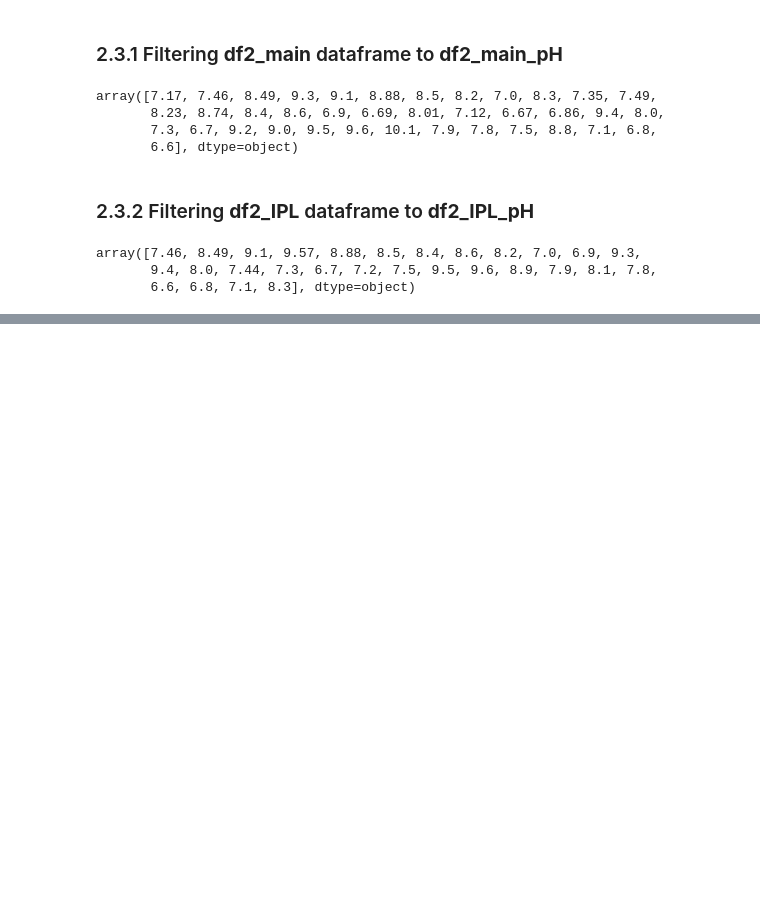
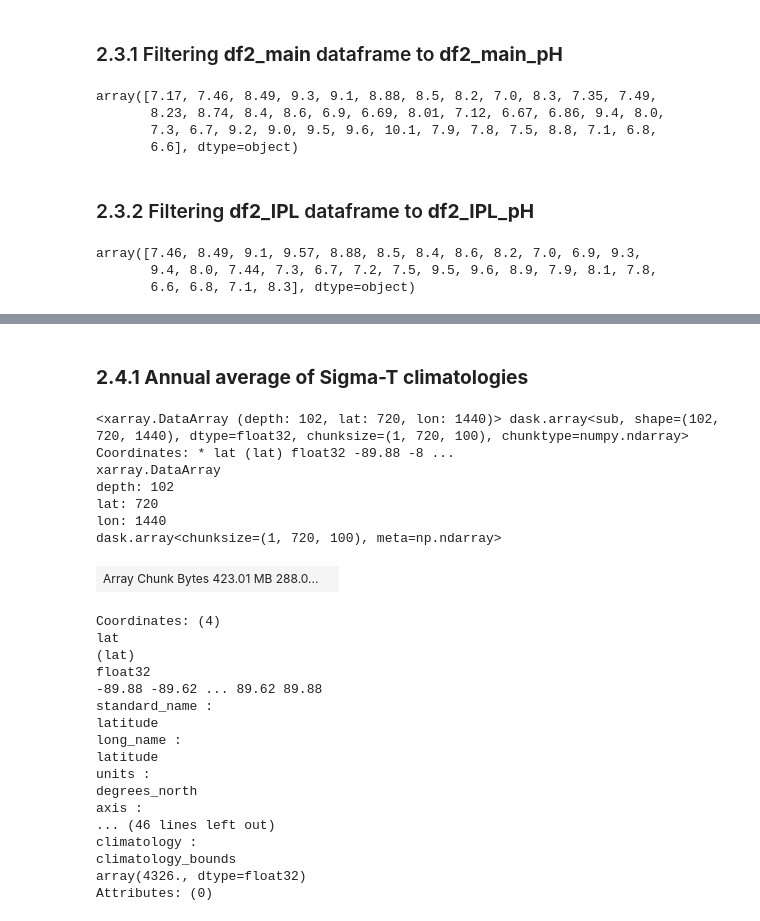
Before and after one commit to PaleoLipidRR/marine-AOA-GDGT-distribution, a Jupyter notebook: PNAS_pythonCodeS1_BeyondTEX86_preprocessing_RR.ipynb, the cells around one changed output, grey strips where cells are left out. Saved outputs shown, nothing was run; the diff lists cells and outputs as text; code cells hidden in the pictures; blank space fills up the shorter version.

```diff
--- a/PNAS_pythonCodeS1_BeyondTEX86_preprocessing_RR.ipynb
+++ b/PNAS_pythonCodeS1_BeyondTEX86_preprocessing_RR.ipynb
@@ -410,0 +424,7 @@ array([7.46, 8.49, 9.1, 9.57, 8.88, 8.5, 8.4, 8.6, 8.2, 7.0, 6.9, 9.3,
+# %%
+filepath = "/content/drive/MyDrive/Colab Notebooks/netcdf/WOA18_decav/"
+ts_decav_filename = 'woa18_decav_t00_04.nc'
+ts = xr.open_mfdataset(filepath+ts_decav_filename,decode_times=False,chunks={'time':1,'depth':1,'lon':100})
+
+ss_decav_filname = 'woa18_decav_s00_04.nc'
+ss = xr.open_mfdataset(filepath+ss_decav_filname,decode_times=False,chunks={'time':1,'depth':1,'lon':100})a
@@ -410,0 +449,37 @@ array([7.46, 8.49, 9.1, 9.57, 8.88, 8.5, 8.4, 8.6, 8.2, 7.0, 6.9, 9.3,
+# %% [markdown]
+### **2.4.1 Annual average of Sigma-T climatologies**
+# %%
+#Load t_an and s_an data
+t_an_all = ts.t_an.isel(time=0)
+s_an_all = ss.s_an.isel(time=0)
+
+sel_t = t_an_all
+sel_s = s_an_all
+
+sigma_all=sigmaT_cal_Miller_and_Poisson_1981(sel_t,sel_s)
+sigma_all
+# %% [output]
+<xarray.DataArray (depth: 102, lat: 720, lon: 1440)> dask.array<sub, shape=(102, 720, 1440), dtype=float32, chunksize=(1, 720, 100), chunktype=numpy.ndarray> Coordinates: * lat (lat) float32 -89.88 -8 ...
+xarray.DataArray
+depth: 102
+lat: 720
+lon: 1440
+dask.array<chunksize=(1, 720, 100), meta=np.ndarray>
+| Array Chunk Bytes 423.01 MB 288.0... |  |
+Coordinates: (4)
+lat
+(lat)
+float32
+-89.88 -89.62 ... 89.62 89.88
+standard_name :
+latitude
+long_name :
+latitude
+units :
+degrees_north
+axis :
+... (46 lines left out)
+climatology :
+climatology_bounds
+array(4326., dtype=float32)
+Attributes: (0)
```
Also changed, not shown: parts of 9 cells of this notebook.
